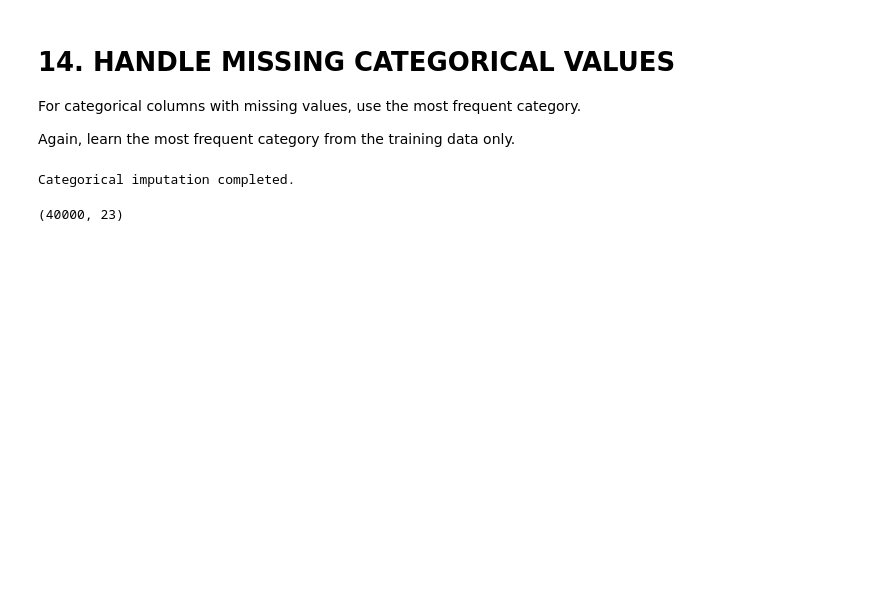
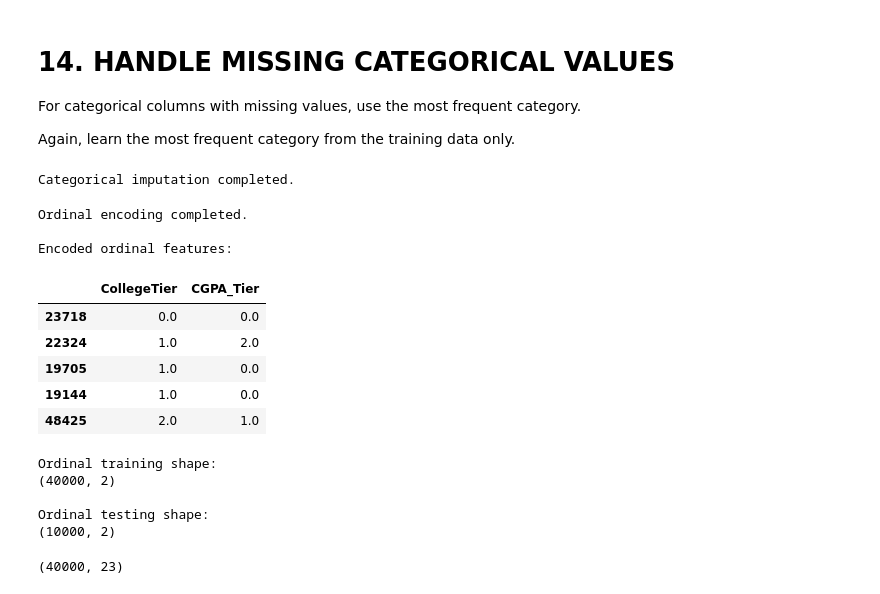
Before and after one commit to poojithamusunuri/Machine-Learning, a Jupyter notebook: notebooks/Final_preprocessing_complete_steps.ipynb, the cells around one changed output. Saved outputs shown, nothing was run; the diff lists cells and outputs as text; code cells hidden in the pictures; blank space fills up the shorter version.

```diff
--- a/notebooks/Final_preprocessing_complete_steps.ipynb
+++ b/notebooks/Final_preprocessing_complete_steps.ipynb
@@ -693,6 +731,71 @@ else:
 print("Categorical imputation completed.")
 # %% [output]
 Categorical imputation completed.
+# %%
+# ============================================================
+# ORDINAL ENCODING
+# ============================================================
+
+from sklearn.preprocessing import OrdinalEncoder
+
+ordinal_encoder = OrdinalEncoder(
+    handle_unknown="use_encoded_value",
+    unknown_value=-1
+)
+
+if ordinal_cols:
+
+    X_train_ord_encoded = pd.DataFrame(
+        ordinal_encoder.fit_transform(
+            X_train_ord[ordinal_cols]
+        ),
+        columns=ordinal_cols,
+        index=X_train.index
+    )
+
+    X_test_ord_encoded = pd.DataFrame(
+        ordinal_encoder.transform(
+            X_test_ord[ordinal_cols]
+        ),
+        columns=ordinal_cols,
+        index=X_test.index
+    )
+
+else:
+
+    X_train_ord_encoded = pd.DataFrame(
+        index=X_train.index
+    )
+
+    X_test_ord_encoded = pd.DataFrame(
+        index=X_test.index
+    )
+
+print("Ordinal encoding completed.")
+
+print("\nEncoded ordinal features:")
+display(X_train_ord_encoded.head())
+
+print("\nOrdinal training shape:")
+print(X_train_ord_encoded.shape)
+
+print("\nOrdinal testing shape:")
+print(X_test_ord_encoded.shape)
+# %% [output]
+Ordinal encoding completed.
+
+Encoded ordinal features:
+|  | CollegeTier | CGPA_Tier |
+| 23718 | 0.0 | 0.0 |
+| 22324 | 1.0 | 2.0 |
+| 19705 | 1.0 | 0.0 |
+| 19144 | 1.0 | 0.0 |
+| 48425 | 2.0 | 1.0 |
+Ordinal training shape:
+(40000, 2)
+
+Ordinal testing shape:
+(10000, 2)
 # %%
 X_train_num.shape
 # %% [output]
```
Also changed, not shown: parts of 19 cells of this notebook, 4 other files.
